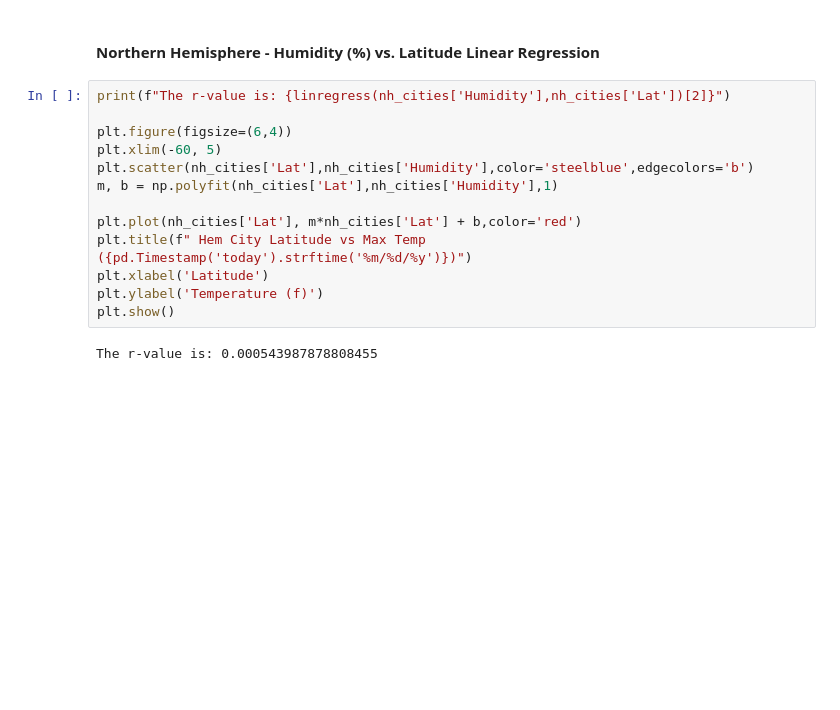
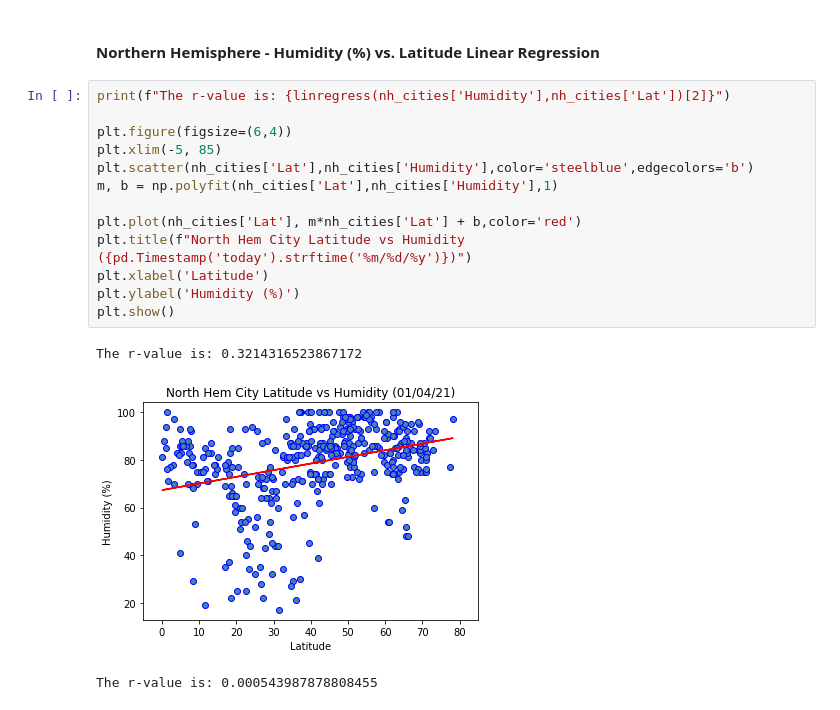
Before and after one commit to reyno255/python-api-challenge, a Jupyter notebook: WeatherPy.ipynb, the cells around one changed output. Drawn from its saved outputs; the diff is of its cells as text; blank space fills up the shorter version.

```diff
--- a/WeatherPy.ipynb
+++ b/WeatherPy.ipynb
@@ -339,16 +339,19 @@ The r-value is: 0.6082708688906918
 # %%
 print(f"The r-value is: {linregress(nh_cities['Humidity'],nh_cities['Lat'])[2]}")
 
 plt.figure(figsize=(6,4))
-plt.xlim(-60, 5)
+plt.xlim(-5, 85)
 plt.scatter(nh_cities['Lat'],nh_cities['Humidity'],color='steelblue',edgecolors='b')
 m, b = np.polyfit(nh_cities['Lat'],nh_cities['Humidity'],1)
 
 plt.plot(nh_cities['Lat'], m*nh_cities['Lat'] + b,color='red')
-plt.title(f" Hem City Latitude vs Max Temp ({pd.Timestamp('today').strftime('%m/%d/%y')})")
+plt.title(f"North Hem City Latitude vs Humidity ({pd.Timestamp('today').strftime('%m/%d/%y')})")
 plt.xlabel('Latitude')
-plt.ylabel('Temperature (f)')
+plt.ylabel('Humidity (%)')
 plt.show()
+# %% [output]
+The r-value is: 0.3214316523867172
+[figure, added]
 # %%
 # %% [output]
 The r-value is: 0.000543987878808455
```
Also changed, not shown: parts of 7 cells of this notebook, 1 other file.
